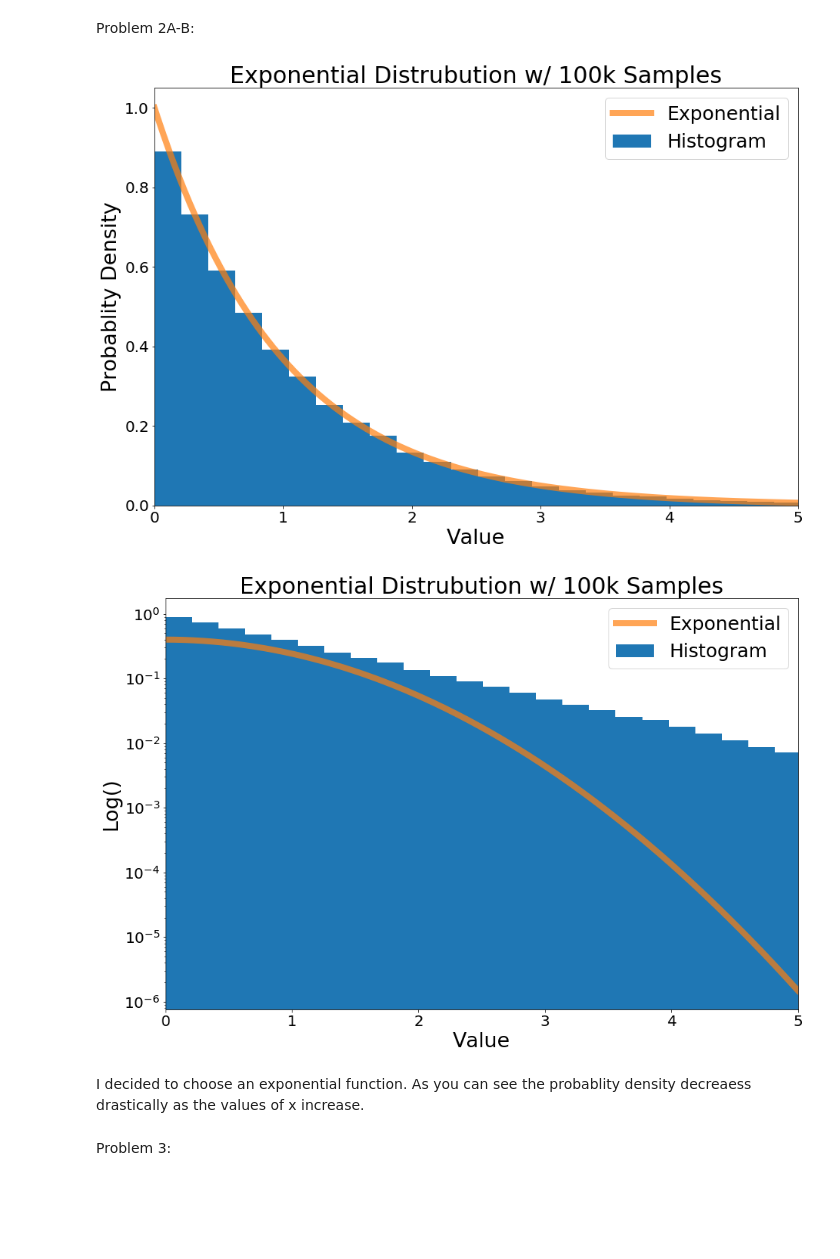
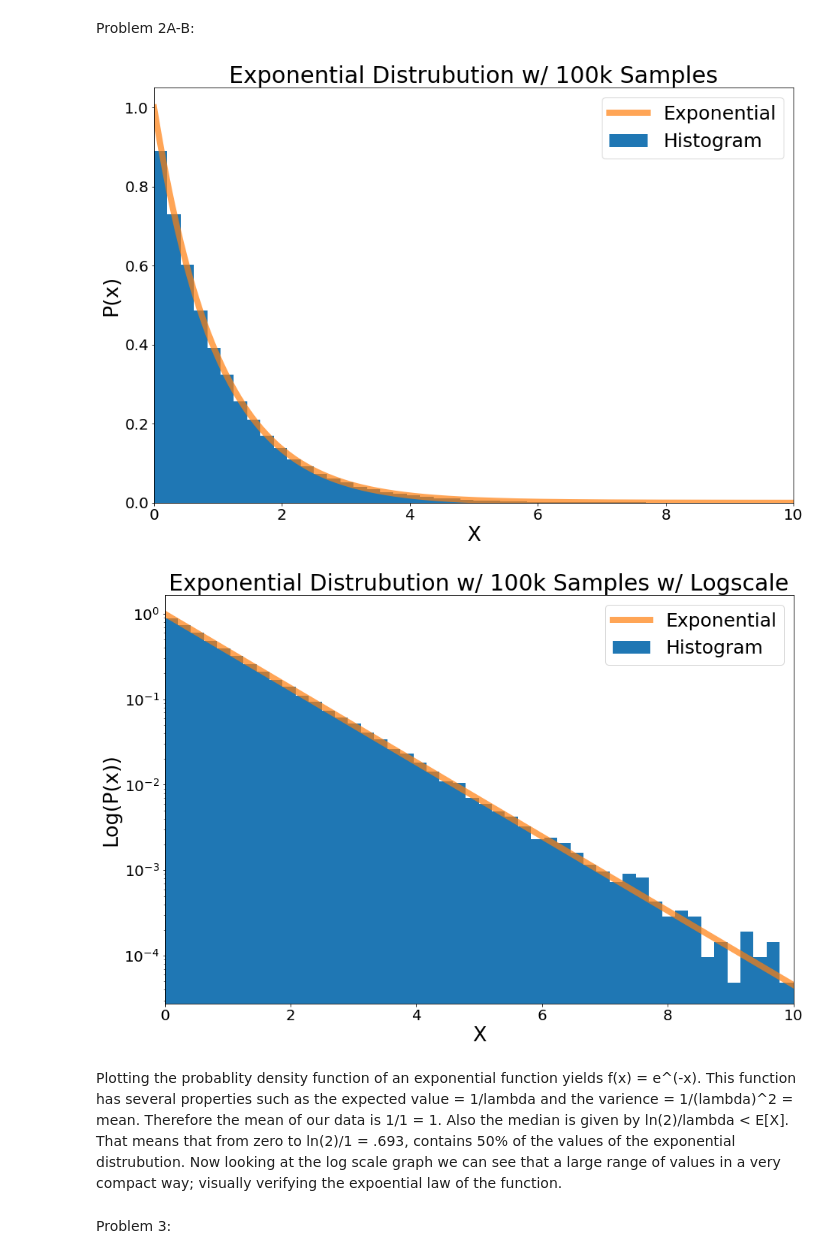
Before and after one commit to ardenchaing/Phys-434, a Jupyter notebook: Lab1.ipynb, the cells around one changed output. Cells and saved outputs as stored; diff of their text form; code cells hidden in the pictures; blank space fills up the shorter version.

```diff
--- a/Lab1.ipynb
+++ b/Lab1.ipynb
@@ -60,33 +63,33 @@ d = stats.expon.rvs(loc = 0, scale = 1, size = 100000)
 fig, ax = plt.subplots(1, 1)
 ax.hist(d,50, density=True, label='Histogram')
 plt.tick_params(labelsize = 20)
-plt.xlim([0,5])
-x = np.linspace(0,5,1000)
+plt.xlim([0,10])
+x = np.linspace(0,10,500)
 ax.plot(x,stats.expon.pdf(x,loc = 0, scale = 1), linewidth = 8,alpha = 0.7, label = 'Exponential')
-plt.xlabel('Value', fontsize = 27)
-plt.ylabel('Probablity Density', fontsize = 27)
+plt.xlabel('X', fontsize = 27)
+plt.ylabel('P(x)', fontsize = 27)
 plt.title('Exponential Distrubution w/ 100k Samples', fontsize = 30)
 plt.legend(fontsize=25)
 plt.show()
 # %% [output]
-[figure, old version]
+[figure, new version]
 # %%
 fig, ax = plt.subplots(1, 1)
 ax.hist(d,50, density=True, label='Histogram')
 plt.yscale('log')
 plt.tick_params(labelsize = 20)
-plt.xlim([0,5])
-x = np.linspace(0,5,1000)
-ax.plot(x,stats.norm.pdf(x,loc = 0, scale = 1),linewidth = 8,alpha = 0.7, label='Exponential')
-plt.xlabel('Value', fontsize = 27)
-plt.ylabel('Log()', fontsize = 27)
-plt.title('Exponential Distrubution w/ 100k Samples', fontsize = 30)
+plt.xlim([0,10])
+x = np.linspace(0,10,500)
+ax.plot(x,stats.expon.pdf(x,loc = 0, scale = 1),linewidth = 8,alpha = 0.7, label='Exponential')
+plt.xlabel('X', fontsize = 27)
+plt.ylabel('Log(P(x))', fontsize = 27)
+plt.title('Exponential Distrubution w/ 100k Samples w/ Logscale', fontsize = 30)
 plt.legend(fontsize=25)
 plt.show()
 # %% [output]
-[figure, old version]
+[figure, new version]
-# %% [markdown]
-I decided to choose an exponential function. As you can see the probablity density decreaess drastically as the values of x increase.
+# %% [markdown]
+Plotting the probablity density function of an exponential function yields f(x) = e^(-x). This function has several properties such as the expected value = 1/lambda and the varience = 1/(lambda)^2 = mean. Therefore the mean of our data is 1/1 = 1. Also the median is given by ln(2)/lambda < E[X]. That means that from zero to ln(2)/1 = .693, contains 50% of the values of the exponential distrubution. Now looking at the log scale graph we can see that a large range of values in a very compact way; visually verifying the expoential law of the function.
 # %% [markdown]
 Problem 3:
 # %% [markdown]
```
Also changed, not shown: parts of 20 cells of this notebook.
